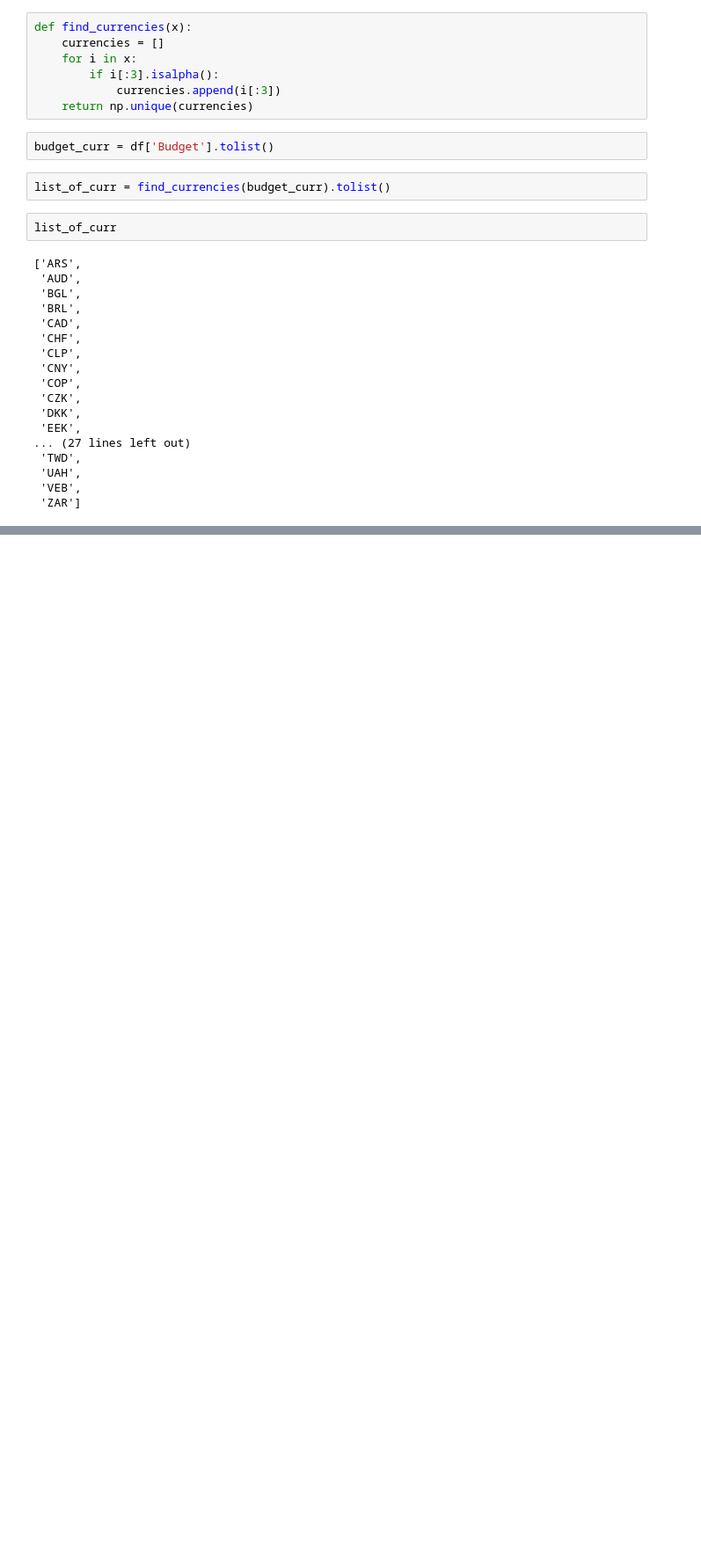
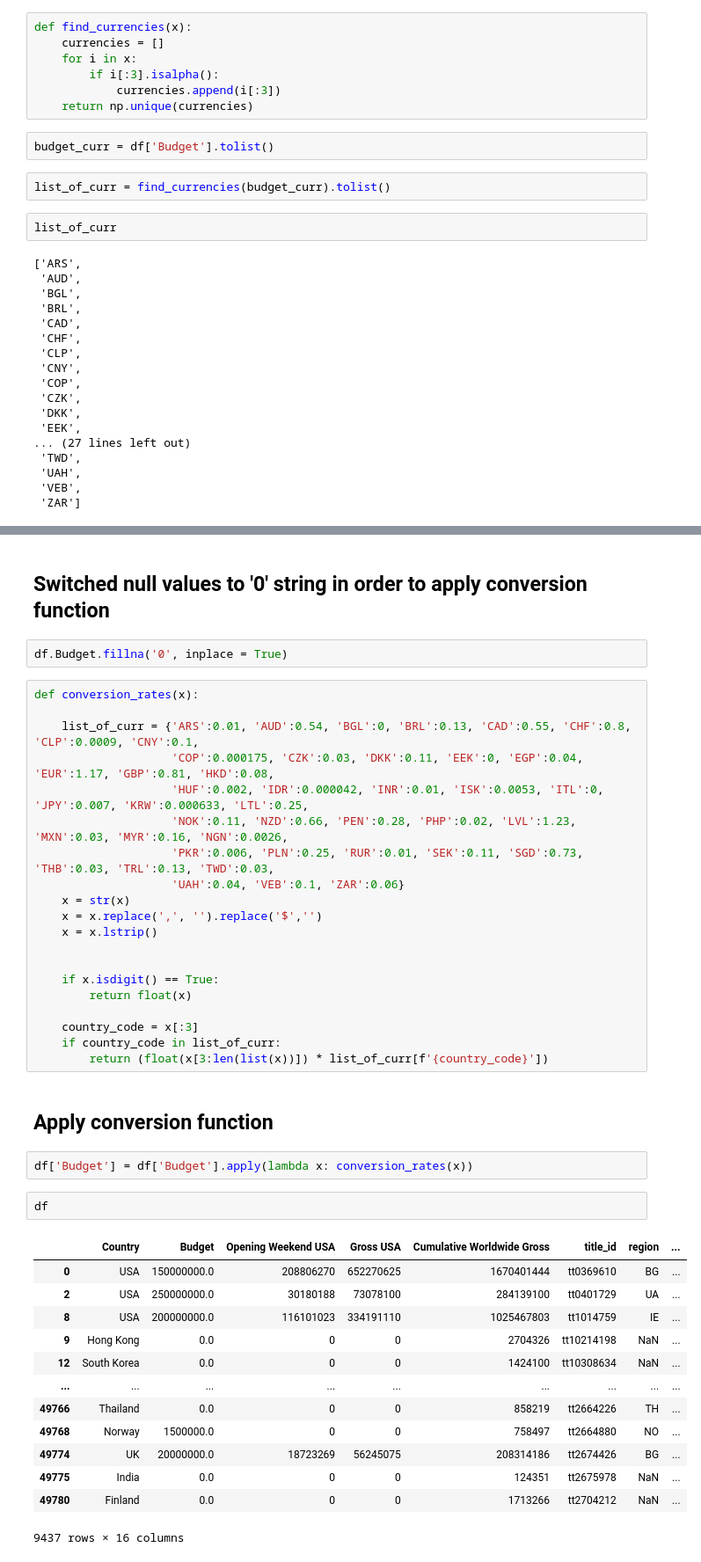
Before and after one commit to davidlebruce/movie_industry_project, a Jupyter notebook: imdb_data_exp.ipynb, the cells around one changed output, grey strips where cells are left out. Shown at 88% size. Saved outputs shown, nothing was run; the diff lists cells and outputs as text; blank space fills up the shorter version.

Commit message:
added converion function, converted budget column to USD, added data_65930.csv data into dataframe total rows now 10k

```diff
--- a/imdb_data_exp.ipynb
+++ b/imdb_data_exp.ipynb
@@ -291,0 +268,44 @@ Name: Budget, dtype: object
+# %% [markdown]
+## Switched null values to '0' string in order to apply conversion function
+# %%
+df.Budget.fillna('0', inplace = True)
+# %%
+def conversion_rates(x):
+
+    list_of_curr = {'ARS':0.01, 'AUD':0.54, 'BGL':0, 'BRL':0.13, 'CAD':0.55, 'CHF':0.8, 'CLP':0.0009, 'CNY':0.1,
+                    'COP':0.000175, 'CZK':0.03, 'DKK':0.11, 'EEK':0, 'EGP':0.04, 'EUR':1.17, 'GBP':0.81, 'HKD':0.08,
+                    'HUF':0.002, 'IDR':0.000042, 'INR':0.01, 'ISK':0.0053, 'ITL':0, 'JPY':0.007, 'KRW':0.000633, 'LTL':0.25,
+                    'NOK':0.11, 'NZD':0.66, 'PEN':0.28, 'PHP':0.02, 'LVL':1.23, 'MXN':0.03, 'MYR':0.16, 'NGN':0.0026,
+                    'PKR':0.006, 'PLN':0.25, 'RUR':0.01, 'SEK':0.11, 'SGD':0.73, 'THB':0.03, 'TRL':0.13, 'TWD':0.03,
+                    'UAH':0.04, 'VEB':0.1, 'ZAR':0.06}
+    x = str(x)
+    x = x.replace(',', '').replace('$','')
+    x = x.lstrip()
+
+
+    if x.isdigit() == True:
+        return float(x)
+
+    country_code = x[:3]
+    if country_code in list_of_curr:
+        return (float(x[3:len(list(x))]) * list_of_curr[f'{country_code}'])
+# %% [markdown]
+## Apply conversion function
+# %%
+df['Budget'] = df['Budget'].apply(lambda x: conversion_rates(x))
+# %%
+df
+# %% [output]
+|  | Country | Budget | Opening Weekend USA | Gross USA | Cumulative Worldwide Gross | title_id | region | ... |
+| 0 | USA | 150000000.0 | 208806270 | 652270625 | 1670401444 | tt0369610 | BG | ... |
+| 2 | USA | 250000000.0 | 30180188 | 73078100 | 284139100 | tt0401729 | UA | ... |
+| 8 | USA | 200000000.0 | 116101023 | 334191110 | 1025467803 | tt1014759 | IE | ... |
+| 9 | Hong Kong | 0.0 | 0 | 0 | 2704326 | tt10214198 | NaN | ... |
+| 12 | South Korea | 0.0 | 0 | 0 | 1424100 | tt10308634 | NaN | ... |
+| ... | ... | ... | ... | ... | ... | ... | ... | ... |
+| 49766 | Thailand | 0.0 | 0 | 0 | 858219 | tt2664226 | TH | ... |
+| 49768 | Norway | 1500000.0 | 0 | 0 | 758497 | tt2664880 | NO | ... |
+| 49774 | UK | 20000000.0 | 18723269 | 56245075 | 208314186 | tt2674426 | BG | ... |
+| 49775 | India | 0.0 | 0 | 0 | 124351 | tt2675978 | NaN | ... |
+| 49780 | Finland | 0.0 | 0 | 0 | 1713266 | tt2704212 | NaN | ... |
+9437 rows × 16 columns
```
Also changed, not shown: parts of 3 cells of this notebook, 2 other files.
